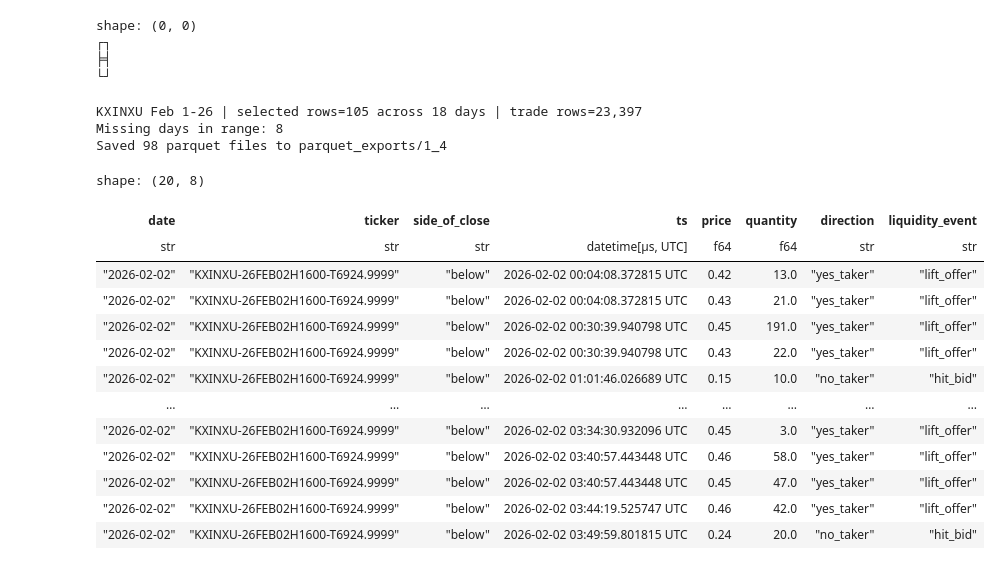
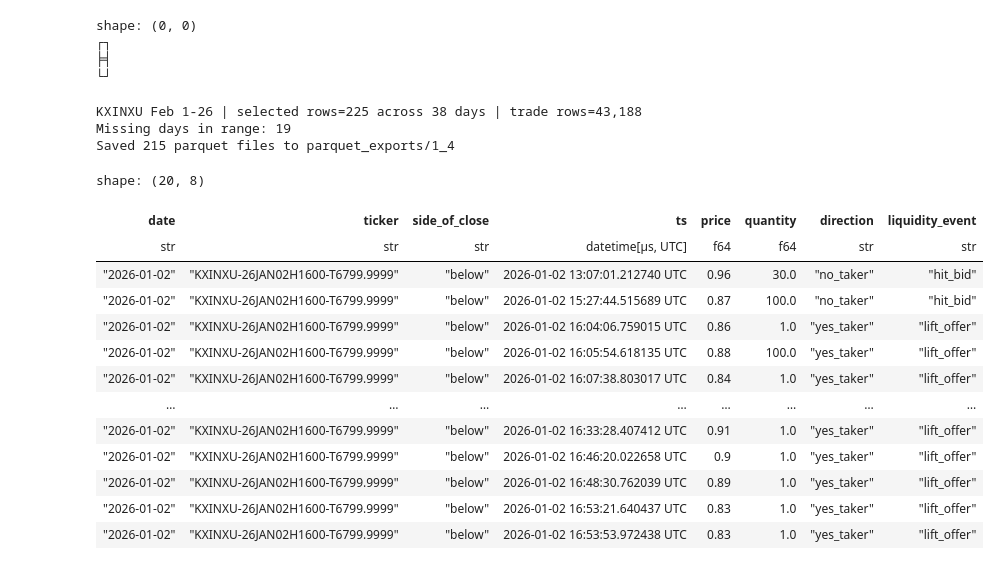
Before and after one commit to chris-mulligan-50/FINM-33150-Quantitative-Trading-Strategies-Final-Project-Kalshi-Market-Making-, a Jupyter notebook: Data-Exploration/data_pull.ipynb, the cells around one changed output. Cells and saved outputs as stored; diff of their text form; code cells hidden in the pictures.

```diff
--- a/Data-Exploration/data_pull.ipynb
+++ b/Data-Exploration/data_pull.ipynb
@@ -17,8 +17,8 @@ from cryptography.hazmat.primitives.asymmetric import padding
 import config
 
 BASE_URL = getattr(config, "KALSHI_API_BASE", "https://api.elections.kalshi.com/trade-api/v2")
-START_DATE = date(2026, 2, 1)
-END_DATE = date(2026, 2, 25)
+START_DATE = date(2026, 1, 1)
+END_DATE = date(2026, 2, 26)
 EVENT_PREFIXES = ["KXINX", "KXINXU", "KXINXD", "KXINXW", "INXD", "INXW"]
 
 
@@ -632,7 +634,7 @@ shape: (0, 0)
 if "_get_json" not in globals() or "fetch_trades_for_range" not in globals() or "fetch_spx_closes" not in globals():
     raise ValueError("Run 1.1 first so API helpers are defined.")
 
-START_DATE_14 = date(2026, 2, 1)
+START_DATE_14 = date(2026, 1, 1)
 END_DATE_14 = date(2026, 2, 26)
 EVENT_PREFIX_14 = "KXINXU"
 
@@ -825,47 +827,47 @@ trades_14_below = (
 )
 
 print(
     f"KXINXU Feb 1-26 | selected rows={market_map_14.height:,} across "
     f"{market_map_14.select(pl.col('date').n_unique()).item() if market_map_14.height else 0} days | "
     f"trade rows={trades_14.height:,}"
 )
 print(f"Missing days in range: {missing_days_14_df.height}")
 
 # Persist one parquet per strike/ticker for individual backtests.
 from pathlib import Path
 
 out_dir_14 = Path("parquet_exports/1_4")
 out_dir_14.mkdir(parents=True, exist_ok=True)
 
 for t in trades_14.select("ticker").unique().get_column("ticker").to_list():
     (
         trades_14
         .filter(pl.col("ticker") == t)
         .sort("ts")
         .write_parquet(out_dir_14 / f"{t}.parquet")
     )
 
 print(f"Saved {trades_14.select(pl.col('ticker').n_unique()).item()} parquet files to {out_dir_14}")
 
 trades_14.head(20)
 # %% [output]
-KXINXU Feb 1-26 | selected rows=105 across 18 days | trade rows=23,397
-Missing days in range: 8
-Saved 98 parquet files to parquet_exports/1_4
+KXINXU Feb 1-26 | selected rows=225 across 38 days | trade rows=43,188
+Missing days in range: 19
+Saved 215 parquet files to parquet_exports/1_4
 shape: (20, 8)
 | date | ticker | side_of_close | ts | price | quantity | direction | liquidity_event |
 | str | str | str | datetime[μs, UTC] | f64 | f64 | str | str |
-| "2026-02-02" | "KXINXU-26FEB02H1600-T6924.9999" | "below" | 2026-02-02 00:04:08.372815 UTC | 0.42 | 13.0 | "yes_taker" | "lift_offer" |
-| "2026-02-02" | "KXINXU-26FEB02H1600-T6924.9999" | "below" | 2026-02-02 00:04:08.372815 UTC | 0.43 | 21.0 | "yes_taker" | "lift_offer" |
-| "2026-02-02" | "KXINXU-26FEB02H1600-T6924.9999" | "below" | 2026-02-02 00:30:39.940798 UTC | 0.45 | 191.0 | "yes_taker" | "lift_offer" |
-| "2026-02-02" | "KXINXU-26FEB02H1600-T6924.9999" | "below" | 2026-02-02 00:30:39.940798 UTC | 0.43 | 22.0 | "yes_taker" | "lift_offer" |
-| "2026-02-02" | "KXINXU-26FEB02H1600-T6924.9999" | "below" | 2026-02-02 01:01:46.026689 UTC | 0.15 | 10.0 | "no_taker" | "hit_bid" |
+| "2026-01-02" | "KXINXU-26JAN02H1600-T6799.9999" | "below" | 2026-01-02 13:07:01.212740 UTC | 0.96 | 30.0 | "no_taker" | "hit_bid" |
+| "2026-01-02" | "KXINXU-26JAN02H1600-T6799.9999" | "below" | 2026-01-02 15:27:44.515689 UTC | 0.87 | 100.0 | "no_taker" | "hit_bid" |
+| "2026-01-02" | "KXINXU-26JAN02H1600-T6799.9999" | "below" | 2026-01-02 16:04:06.759015 UTC | 0.86 | 1.0 | "yes_taker" | "lift_offer" |
+| "2026-01-02" | "KXINXU-26JAN02H1600-T6799.9999" | "below" | 2026-01-02 16:05:54.618135 UTC | 0.88 | 100.0 | "yes_taker" | "lift_offer" |
+| "2026-01-02" | "KXINXU-26JAN02H1600-T6799.9999" | "below" | 2026-01-02 16:07:38.803017 UTC | 0.84 | 1.0 | "yes_taker" | "lift_offer" |
 | … | … | … | … | … | … | … | … |
-| "2026-02-02" | "KXINXU-26FEB02H1600-T6924.9999" | "below" | 2026-02-02 03:34:30.932096 UTC | 0.45 | 3.0 | "yes_taker" | "lift_offer" |
-| "2026-02-02" | "KXINXU-26FEB02H1600-T6924.9999" | "below" | 2026-02-02 03:40:57.443448 UTC | 0.46 | 58.0 | "yes_taker" | "lift_offer" |
-| "2026-02-02" | "KXINXU-26FEB02H1600-T6924.9999" | "below" | 2026-02-02 03:40:57.443448 UTC | 0.45 | 47.0 | "yes_taker" | "lift_offer" |
-| "2026-02-02" | "KXINXU-26FEB02H1600-T6924.9999" | "below" | 2026-02-02 03:44:19.525747 UTC | 0.46 | 42.0 | "yes_taker" | "lift_offer" |
-| "2026-02-02" | "KXINXU-26FEB02H1600-T6924.9999" | "below" | 2026-02-02 03:49:59.801815 UTC | 0.24 | 20.0 | "no_taker" | "hit_bid" |
+| "2026-01-02" | "KXINXU-26JAN02H1600-T6799.9999" | "below" | 2026-01-02 16:33:28.407412 UTC | 0.91 | 1.0 | "yes_taker" | "lift_offer" |
+| "2026-01-02" | "KXINXU-26JAN02H1600-T6799.9999" | "below" | 2026-01-02 16:46:20.022658 UTC | 0.9 | 1.0 | "yes_taker" | "lift_offer" |
+| "2026-01-02" | "KXINXU-26JAN02H1600-T6799.9999" | "below" | 2026-01-02 16:48:30.762039 UTC | 0.89 | 1.0 | "yes_taker" | "lift_offer" |
+| "2026-01-02" | "KXINXU-26JAN02H1600-T6799.9999" | "below" | 2026-01-02 16:53:21.640437 UTC | 0.83 | 1.0 | "yes_taker" | "lift_offer" |
+| "2026-01-02" | "KXINXU-26JAN02H1600-T6799.9999" | "below" | 2026-01-02 16:53:53.972438 UTC | 0.83 | 1.0 | "yes_taker" | "lift_offer" |
 # %%
 # 1.5
 # Graph prices for three 1.2 markets
```
Also changed, not shown: parts of 5 cells of this notebook.
